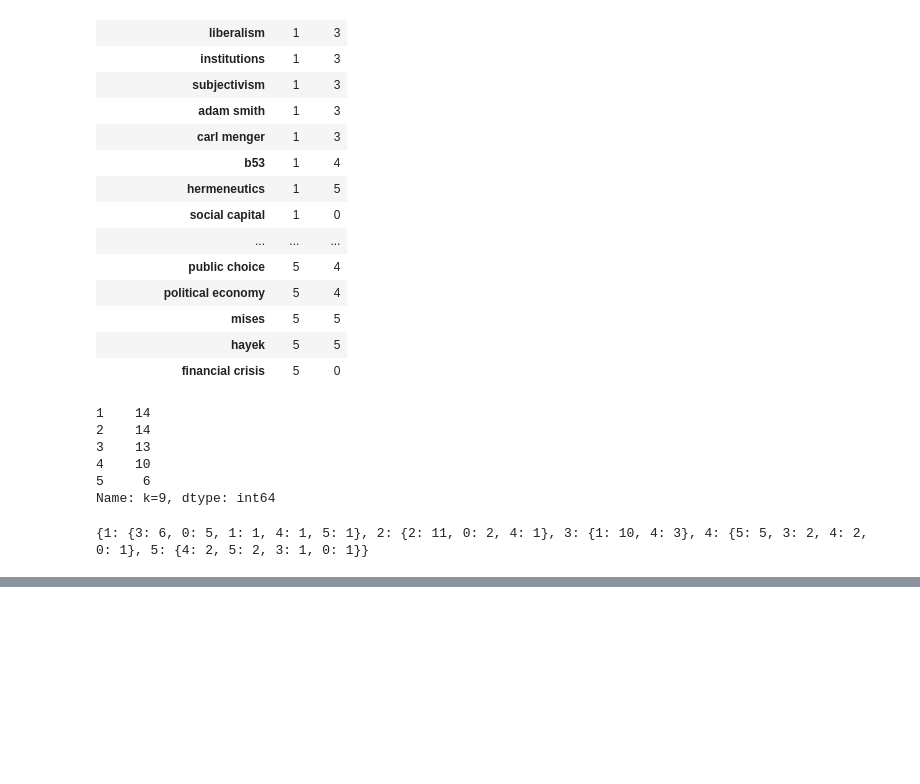
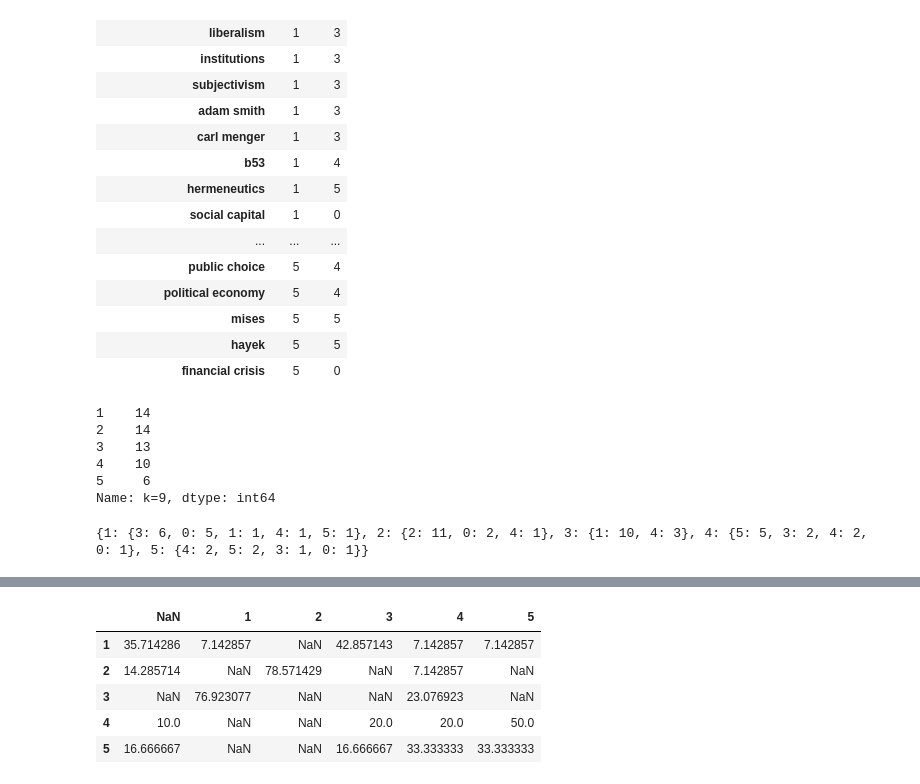
Before and after one commit to thaisfds/bibliometriic-thresholds, a Jupyter notebook: behaviorChange.ipynb, the cells around one changed output, grey strips where cells are left out. Drawn from its saved outputs; the diff is of its cells as text; code cells hidden in the pictures; blank space fills up the shorter version.

```diff
--- a/behaviorChange.ipynb
+++ b/behaviorChange.ipynb
@@ -188,3 +191,22 @@ KeyError: '[nan] not found in axis'
+# %%
+
+df_cluster_porcentagem = df_cluster_count.copy()
+
+#calcular a porcentagem de mudança de k=9 para k=10 por linha
+for index, row in df_cluster_porcentagem.iterrows():
+    total = row.sum()
+    df_cluster_porcentagem.loc[index] = row.apply(lambda x: (x/total)*100)
+
+
+#imprimir o dataframe
+df_cluster_porcentagem
+# %% [output]
+|  | NaN | 1 | 2 | 3 | 4 | 5 |
+| 1 | 35.714286 | 7.142857 | NaN | 42.857143 | 7.142857 | 7.142857 |
+| 2 | 14.285714 | NaN | 78.571429 | NaN | 7.142857 | NaN |
+| 3 | NaN | 76.923077 | NaN | NaN | 23.076923 | NaN |
+| 4 | 10.0 | NaN | NaN | 20.0 | 20.0 | 50.0 |
+| 5 | 16.666667 | NaN | NaN | 16.666667 | 33.333333 | 33.333333 |
 # %%
 #Plotar 5 graficos de barras com as porcentagens de mudança de k=9 para k=10
 
```
Also changed, not shown: parts of 4 cells of this notebook, 4 other files.
